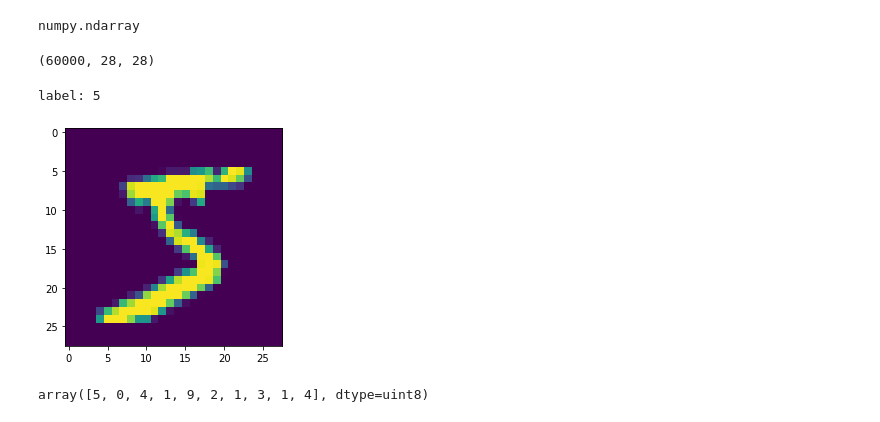
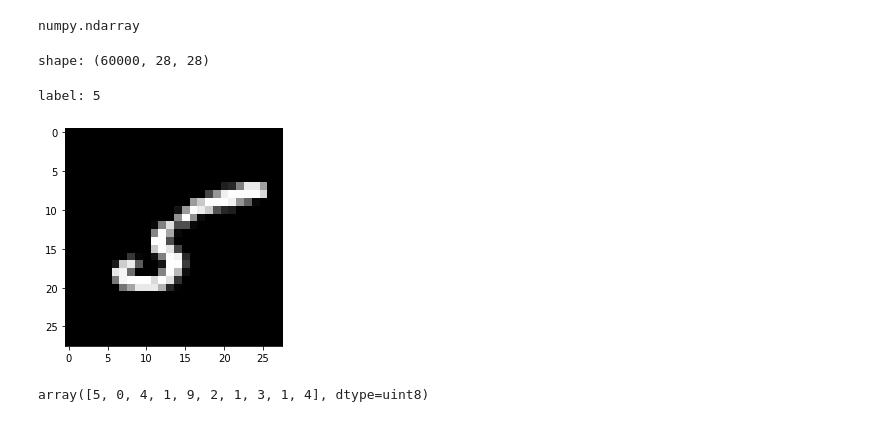
Before and after one commit to Jordan3448/ComputerVision, a Jupyter notebook: Machine_Learning_Intro.ipynb, the cells around one changed output. Saved outputs shown, nothing was run; the diff lists cells and outputs as text; code cells hidden in the pictures.

```diff
--- a/Machine_Learning_Intro.ipynb
+++ b/Machine_Learning_Intro.ipynb
@@ -128,17 +125,17 @@ Downloading data from https://storage.googleapis.com/tensorflow/tf-keras-dataset
 type(x_train)
 # %% [output]
 numpy.ndarray
-# %%
-x_train.shape
-# %% [output]
-(60000, 28, 28)
+# %%
+print('shape:', x_train.shape)
+# %% [output]
+shape: (60000, 28, 28)
 # %%
 x_train[0,:,:]
-plt.imshow(x_train[0,:,:])
-print('label:', y_train[0])
+plt.imshow(x_train[11,:,:], cmap=plt.get_cmap('gray'))
+print('label:', y_train[11])
 # %% [output]
 label: 5
-[figure, old version]
+[figure, new version]
 # %%
 y_train[0:10]
 # %% [output]
```
Also changed, not shown: parts of 7 cells of this notebook.
